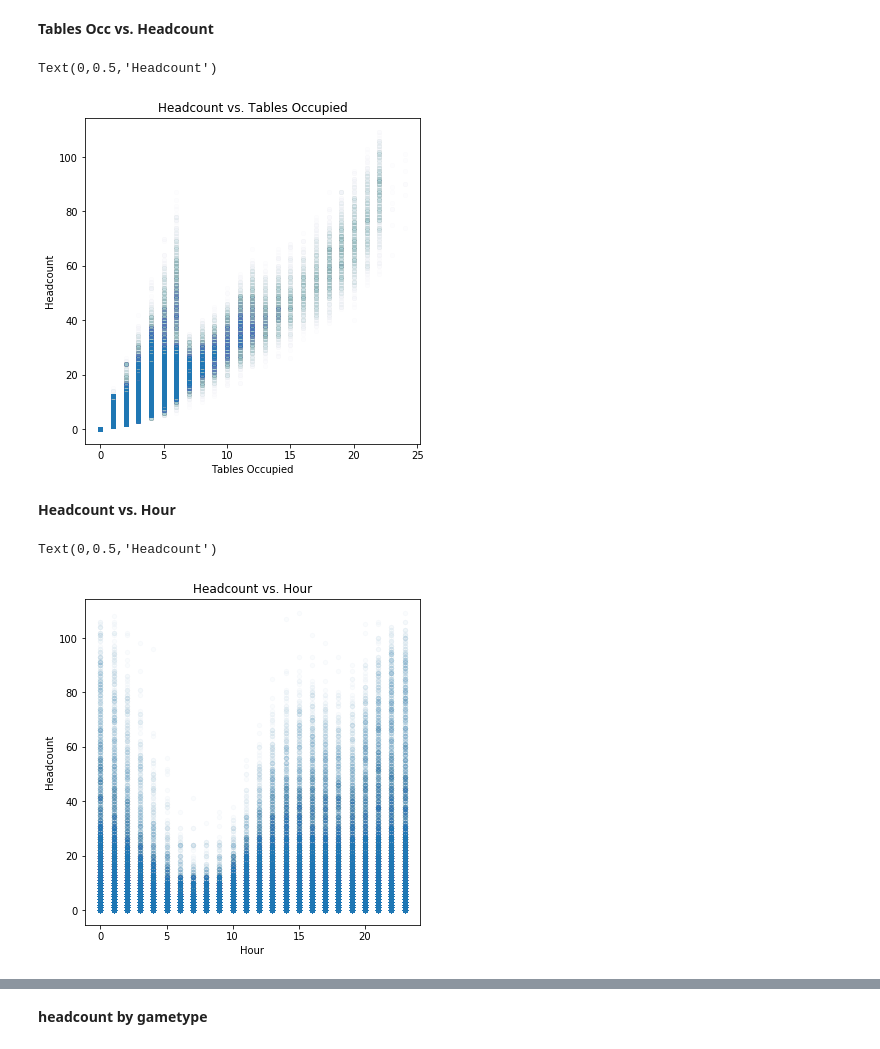
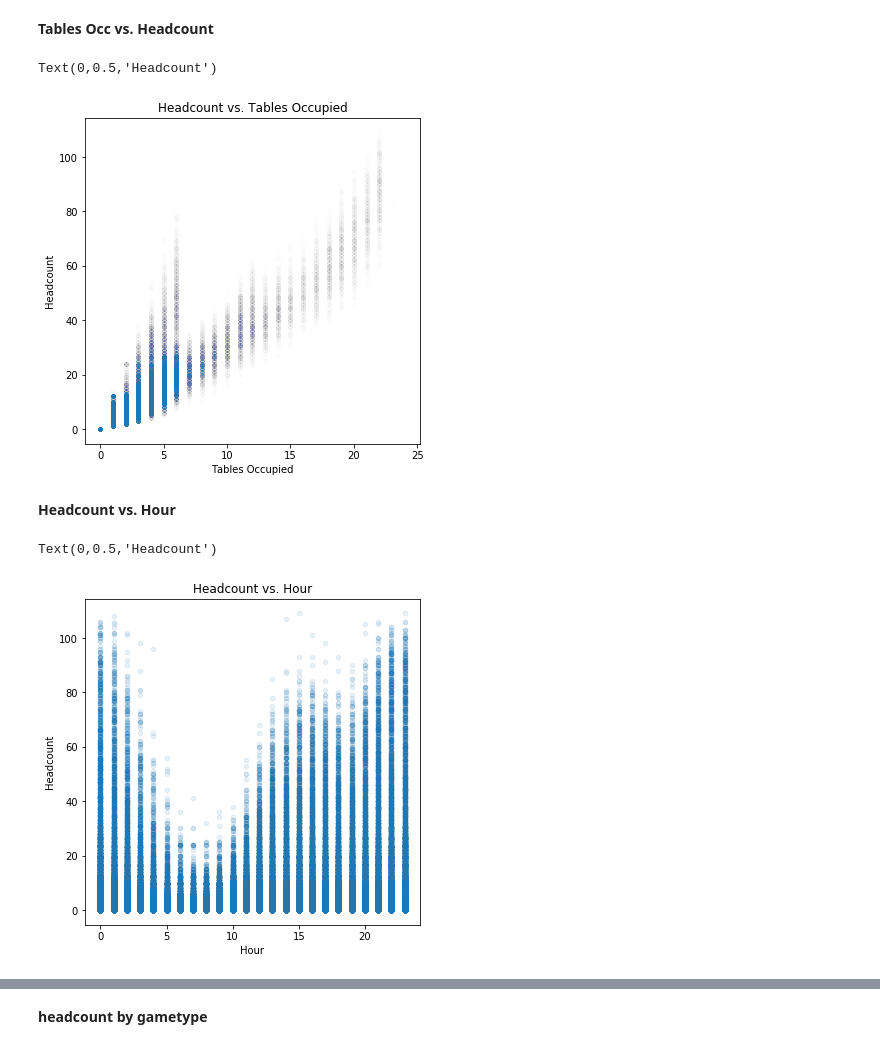
Before and after one commit to ryanarbow/uw_data_science, a Jupyter notebook: DS_methods_and_tools_2/RyanArbow-M01-Vizualization.ipynb, the cells around one changed output, grey strips where cells are left out. Drawn from its saved outputs; the diff is of its cells as text; code cells hidden in the pictures.

```diff
--- a/DS_methods_and_tools_2/RyanArbow-M01-Vizualization.ipynb
+++ b/DS_methods_and_tools_2/RyanArbow-M01-Vizualization.ipynb
@@ -130,10 +152,10 @@ Text(0.5,1,'Time series of sunspots')
 **Tables Occ vs. Headcount**
 # %%
 ax = plt.figure(figsize=(6,6)).gca()
-casino.plot.scatter(x = 'TablesOcc', y = 'HeadCount', ax = ax, alpha = 0.008)
+casino.plot.scatter(x = 'TablesOcc', y = 'HeadCount', ax = ax, alpha = 0.002)
 ax.set_title('Headcount vs. Tables Occupied')
 ax.set_xlabel('Tables Occupied')
 ax.set_ylabel('Headcount')
 # %% [output]
 Text(0,0.5,'Headcount')
-[figure, old version]
+[figure, new version]
@@ -143,10 +172,10 @@ Text(0,0.5,'Headcount')
 casino['counts'] = 1
 # %%
 ax = plt.figure(figsize=(6,6)).gca()
-casino.plot.scatter(x = 'Hour', y = 'HeadCount', ax = ax, alpha = .02)
+casino.plot.scatter(x = 'Hour', y = 'HeadCount', ax = ax, alpha = .1)
 ax.set_title('Headcount vs. Hour')
 ax.set_xlabel('Hour')
 ax.set_ylabel('Headcount')
 # %% [output]
 Text(0,0.5,'Headcount')
-[figure, old version]
+[figure, new version]
```
Also changed, not shown: parts of 18 cells of this notebook, 1 other file.
